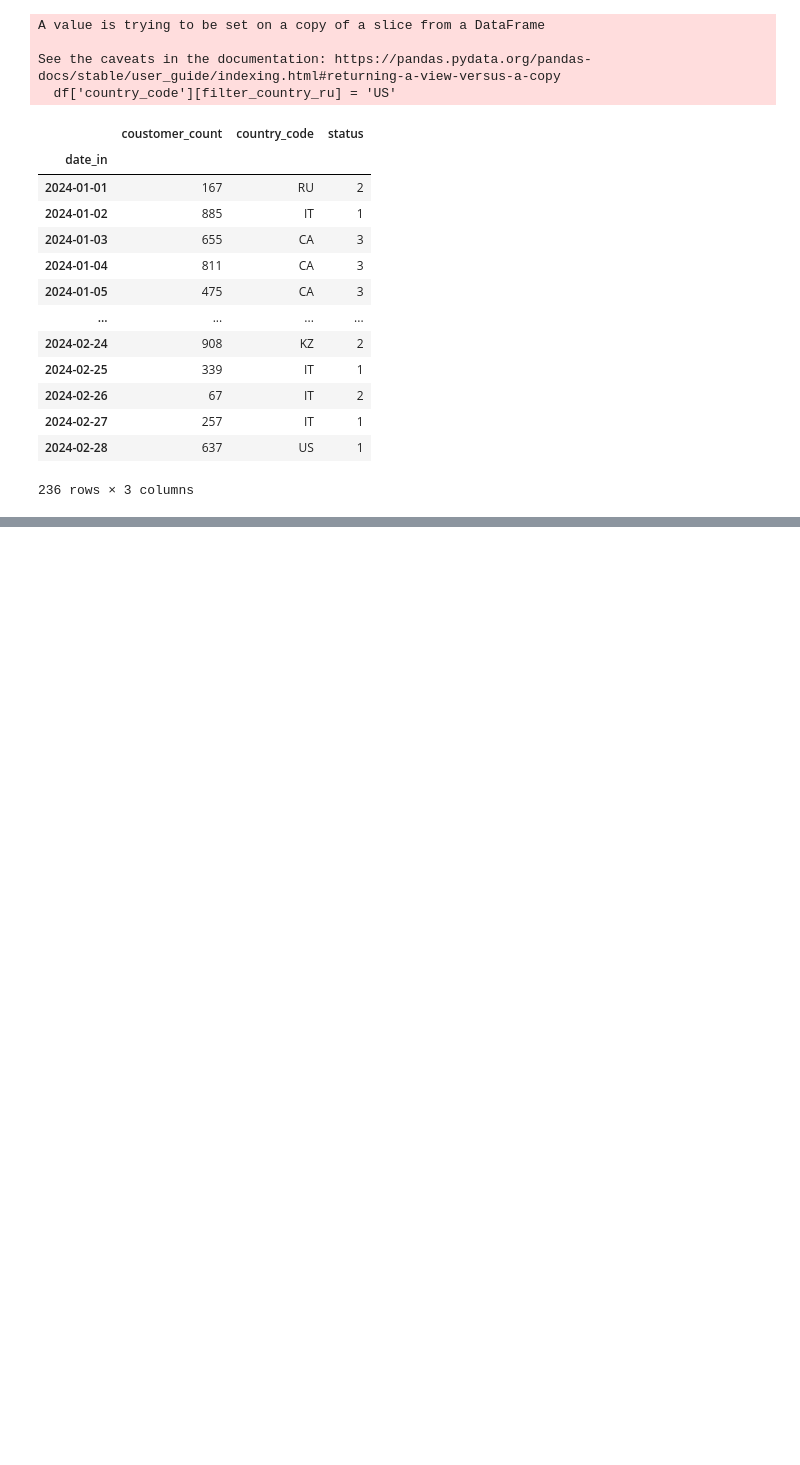
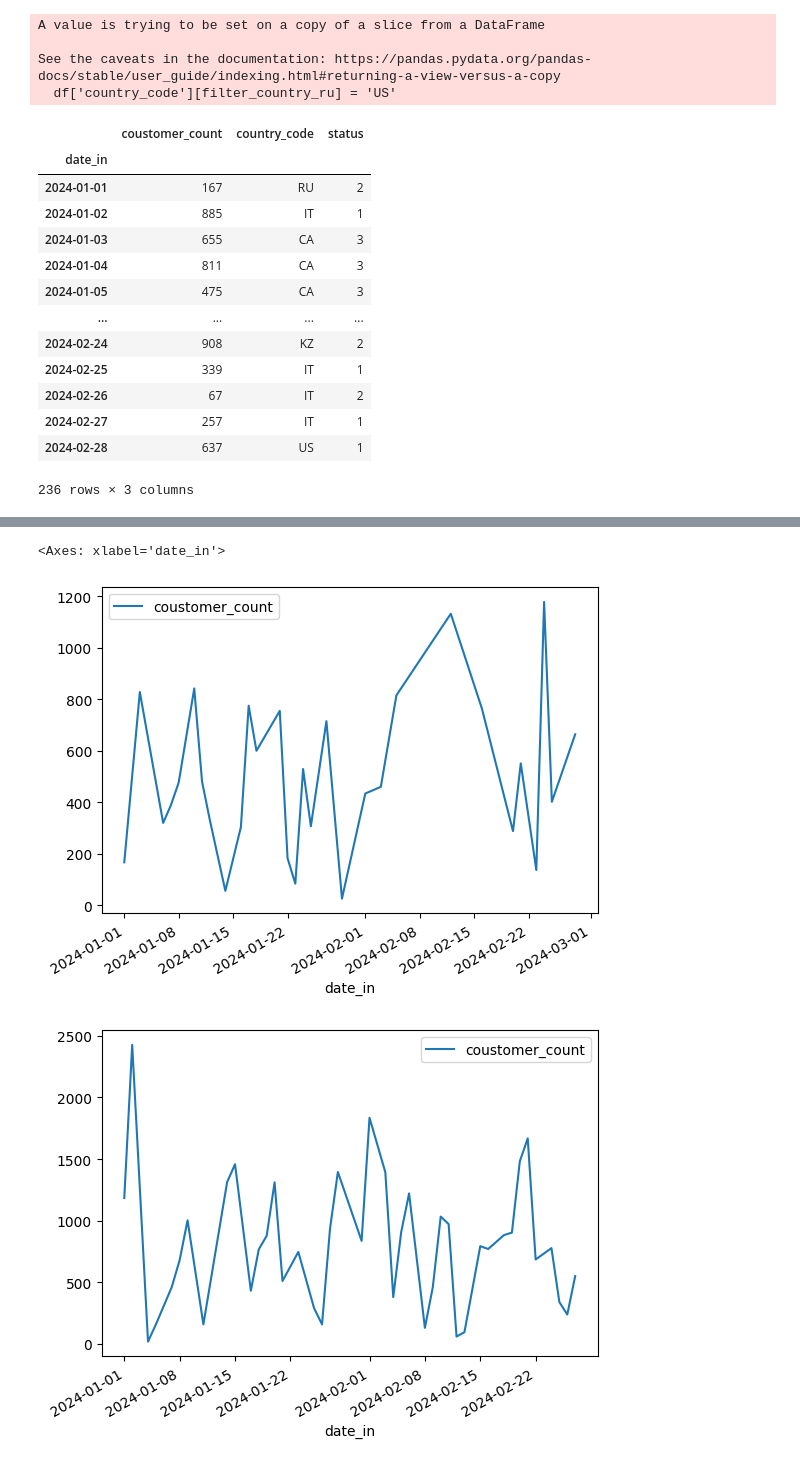
Before and after one commit to Data-Engineer-Course-Materials/big-data-02-2024, a Jupyter notebook: pandas_task_2.ipynb, the cells around one changed output, grey strips where cells are left out. Cells and saved outputs as stored; diff of their text form; code cells hidden in the pictures; blank space fills up the shorter version.

```diff
--- a/pandas_task_2.ipynb
+++ b/pandas_task_2.ipynb
@@ -190,0 +260,8 @@ df
+# %%
+daily_data.loc['RU']['2024':].plot()
+daily_data.loc['IT']['2024':].plot()
+daily_data.loc['US']['2024':].plot()
+# %% [output]
+<Axes: xlabel='date_in'>
+[figure, added]
+[figure, added]
```
Also changed, not shown: parts of 16 cells of this notebook.
